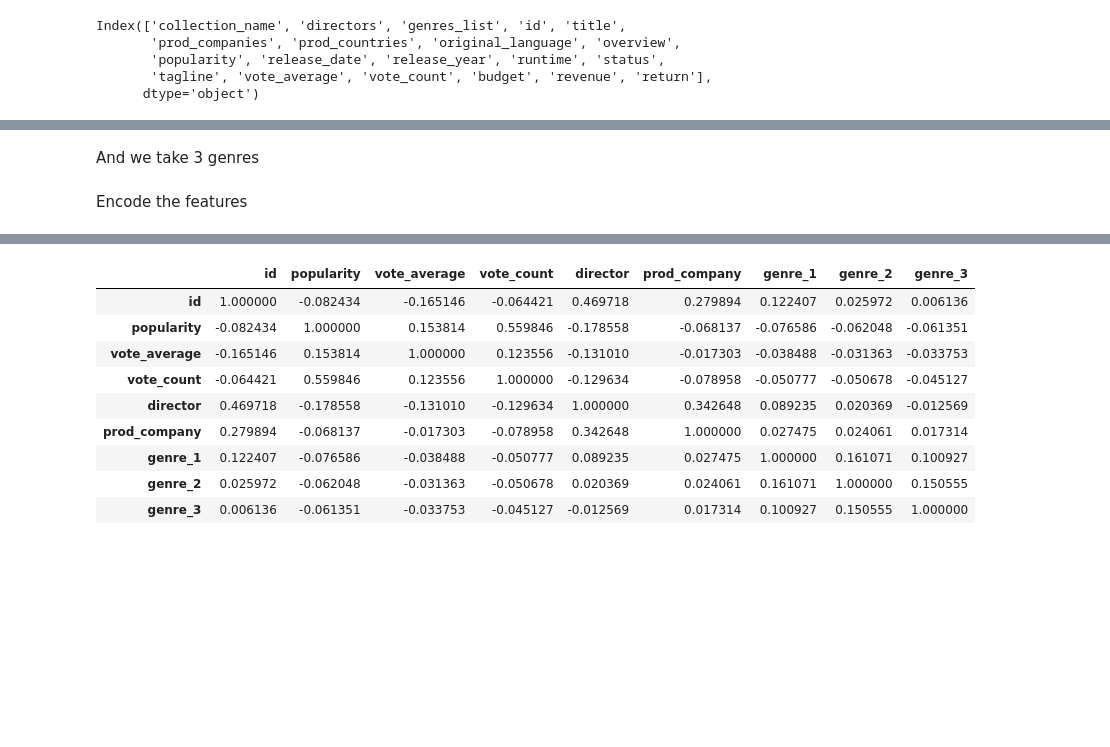
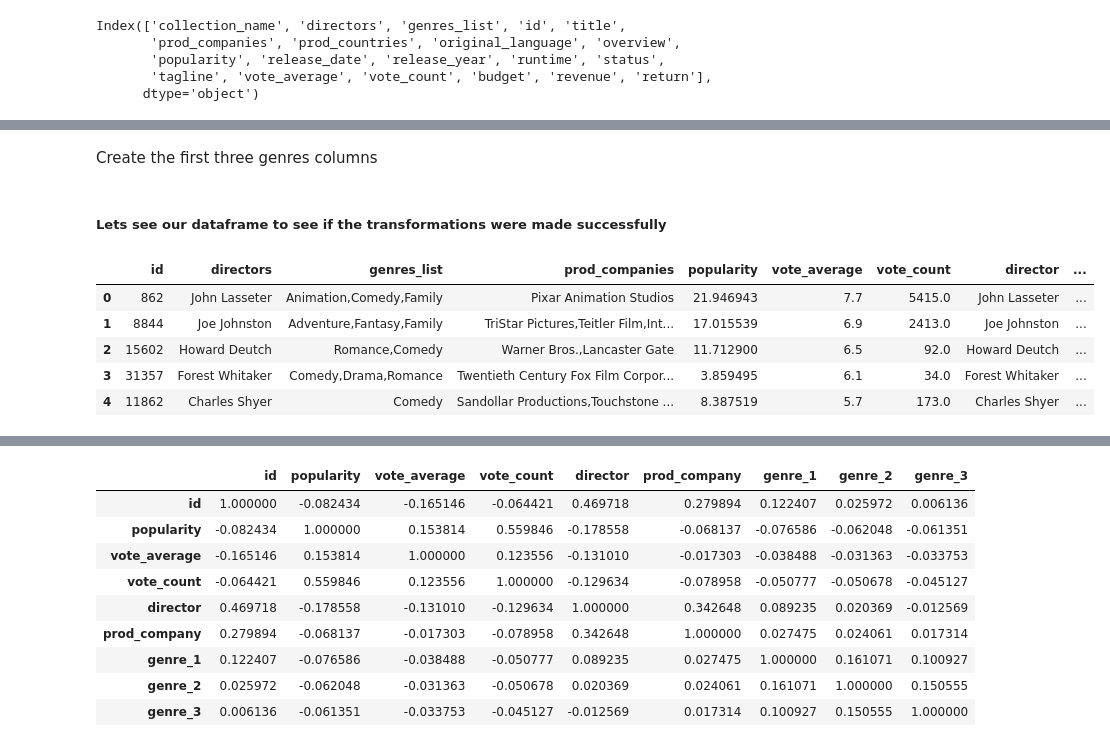
Before and after one commit to whipped-coffee/Brizuela-Leonel-MLOps-Recommendation-System, a Jupyter notebook: EDA.ipynb, the cells around one changed output, grey strips where cells are left out. Saved outputs shown, nothing was run; the diff lists cells and outputs as text; code cells hidden in the pictures; blank space fills up the shorter version.

```diff
--- a/EDA.ipynb
+++ b/EDA.ipynb
@@ -111,8 +141,8 @@ def get_third(element_str):
 # %%
 eda_data['director'] = data['directors'].apply(get_first)
 eda_data['prod_company'] = data['prod_companies'].apply(get_first)
-# %% [markdown]
-And we take 3 genres
+# %% [markdown]
+Create the first three genres columns
 # %%
 eda_data['genre_1'] = data['genres_list'].apply(get_first)
 eda_data['genre_2'] = data['genres_list'].apply(get_second)
@@ -121,2 +150,11 @@ eda_data.drop(columns='genres_list', inplace=True)
-# %% [markdown]
-Encode the features
+# %% [markdown]
+##### Lets see our dataframe to see if the transformations were made successfully
+# %%
+eda_data.head()
+# %% [output]
+|  | id | directors | genres_list | prod_companies | popularity | vote_average | vote_count | director | ... |
+| 0 | 862 | John Lasseter | Animation,Comedy,Family | Pixar Animation Studios | 21.946943 | 7.7 | 5415.0 | John Lasseter | ... |
+| 1 | 8844 | Joe Johnston | Adventure,Fantasy,Family | TriStar Pictures,Teitler Film,Int... | 17.015539 | 6.9 | 2413.0 | Joe Johnston | ... |
+| 2 | 15602 | Howard Deutch | Romance,Comedy | Warner Bros.,Lancaster Gate | 11.712900 | 6.5 | 92.0 | Howard Deutch | ... |
+| 3 | 31357 | Forest Whitaker | Comedy,Drama,Romance | Twentieth Century Fox Film Corpor... | 3.859495 | 6.1 | 34.0 | Forest Whitaker | ... |
+| 4 | 11862 | Charles Shyer | Comedy | Sandollar Productions,Touchstone ... | 8.387519 | 5.7 | 173.0 | Charles Shyer | ... |
```
Also changed, not shown: parts of 99 cells of this notebook, 4 other files.
